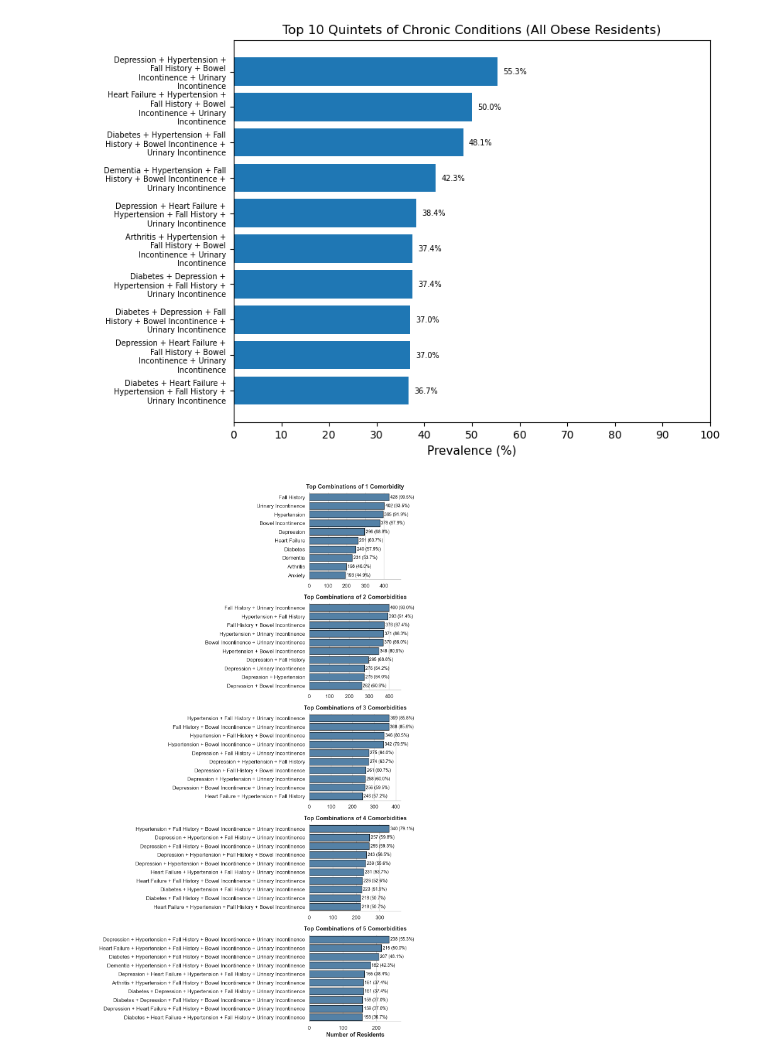
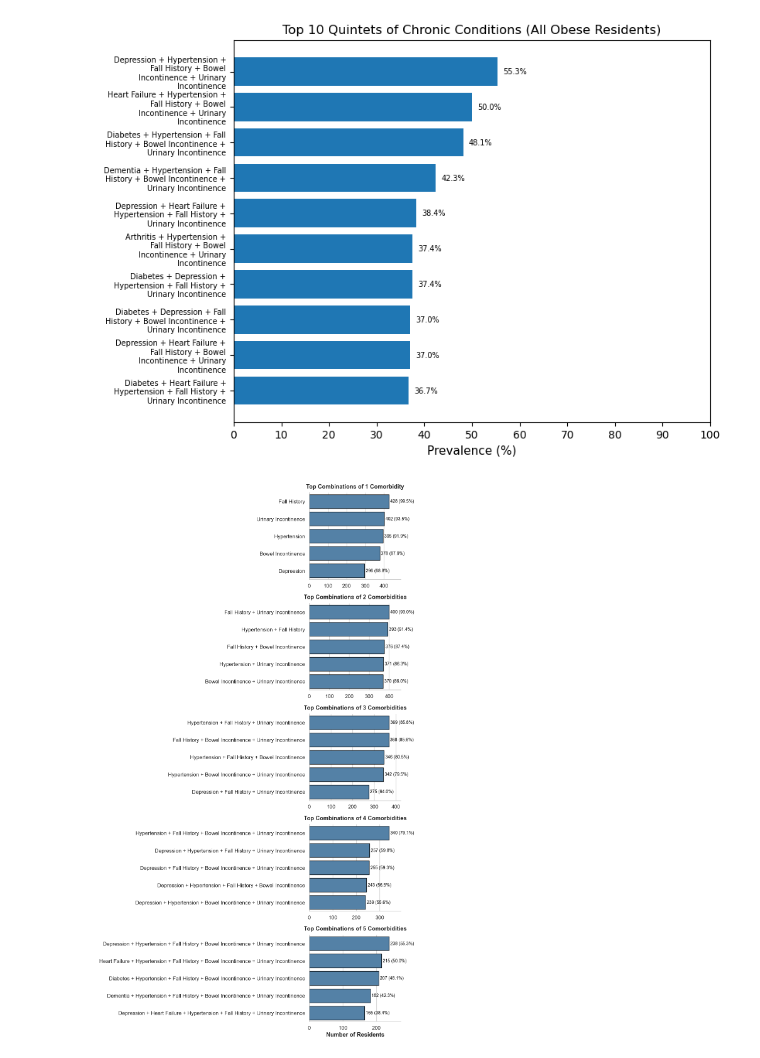
Before and after one commit to LiAndrw/NursingHomeResearchNE, a Jupyter notebook: final_code.ipynb, the cells around one changed output. Drawn from its saved outputs; the diff is of its cells as text; code cells hidden in the pictures.

Commit message:
added code for new combined graphs, modified summary_df code so that it works with modern ver of python, tried making mlxtend tables

```diff
--- a/final_code.ipynb
+++ b/final_code.ipynb
@@ -49,9 +50,10 @@ gender_map = {
 df_sorted["GENDER"] = df_sorted["GENDER"].map(gender_map)
 
 #find row with earliest assessment for each patient
-first_assessment = (df_sorted.sort_values(["BENE_ID", "DATE_ASSESSMENT"], ascending=[True, True])
-    .groupby('BENE_ID', group_keys=False)
-    .apply(lambda g: g.iloc[0])
+first_assessment = (
+    df_sorted
+    .sort_values(["BENE_ID", "DATE_ASSESSMENT"], ascending=[True, True])
+    .drop_duplicates(subset="BENE_ID", keep="first")
     .reset_index(drop=True)
 )
 # drop under 66 years old
@@ -71,7 +73,7 @@ df_sorted = df_sorted[df_sorted["BENE_ID"].isin(valid_patients)].copy()
 
 
 # load in data for a specific subject
-df_sorted[df_sorted['BENE_ID'].str.contains('JJJJJJ4J4WVppzz')]
+# df_sorted[df_sorted['BENE_ID'].str.contains('JJJJJJ4J4WVppzz')]
 
 #df_sorted[df_sorted['BENE_ID'].str.contains('JJJJJJJM3zMz3oo')].sort_values(["BENE_ID", "DATE_ASSESSMENT"]).groupby("BENE_ID").first().reset_index()
 #df_sorted[df_sorted['BENE_ID'].str.contains('JJJJJJJozWpzopV')]
@@ -1520,32 +1487,32 @@ def plot_combined_combos_publication(df, top_n=10, save_path=None):
         if k == 5:
             ax.set_xlabel("Number of Residents", fontweight='bold')
         else:
             ax.set_xlabel("")
 
         # Ensure there's enough room for the text labels on the right
         ax.set_xlim(0, max(data_k['Count']) * 1.15)
 
         # Remove top and right borders (spines)
         sns.despine(ax=ax, right=True, top=True)
 
     # Automatically adjust spacing between the 5 charts
     plt.tight_layout()
 
     # 5. Save at high resolution (300 DPI is standard for academic papers)
     if save_path:
         # Saving as PDF or high-DPI PNG is best for publications
         plt.savefig(save_path, dpi=300, bbox_inches='tight')
 
     plt.show()
 
 # --- HOW TO RUN THIS IN YOUR NOTEBOOK ---
 # Replace your `for k in range(1, 6):` loop with this single function call:
 
 df_for_plots = summary_df.copy()
 plot_combined_combos_publication(
     df=df_for_plots,
-    top_n=10,
+    top_n=5,
     save_path="Visualizations_and_Tables/combined_top_combos_publication.pdf"
 )
 # %% [output]
-[figure, old version]
+[figure, new version]
```
Also changed, not shown: parts of 7 cells of this notebook, 7 other files.
